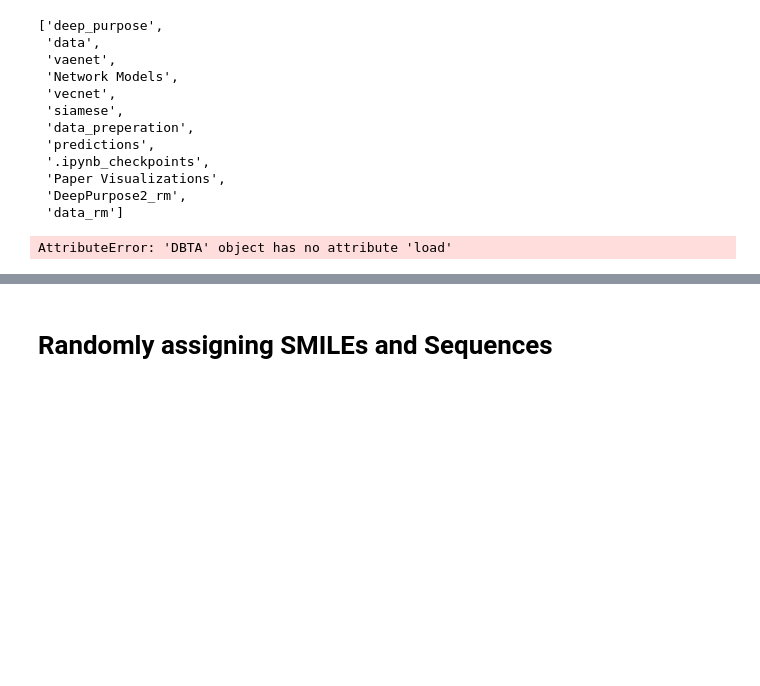
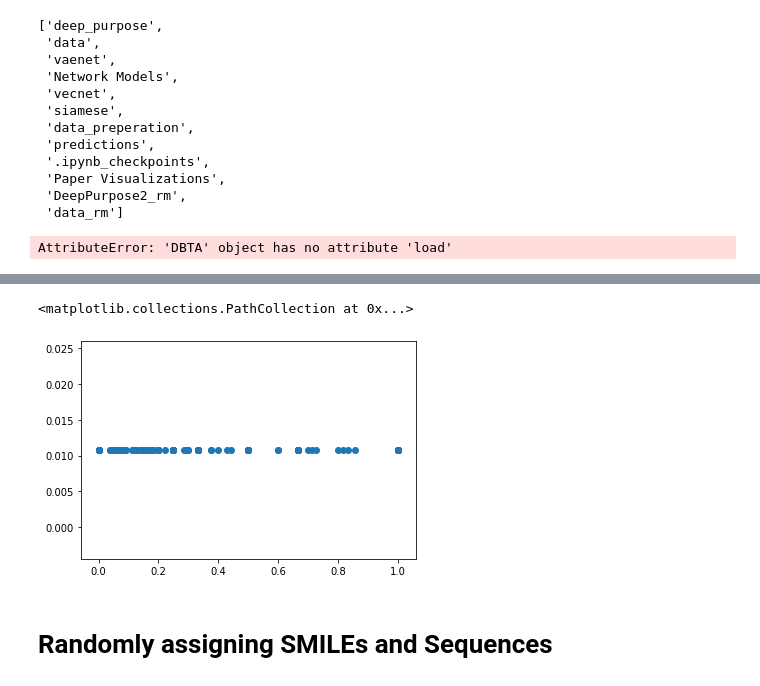
Before and after one commit to Barabasi-Lab/AI-Bind, a Jupyter notebook: DeepPurpose and Confuguration Model/Transformer-CNN/DeepPurpose Rerun - Transformer CNN.ipynb, the cells around one changed output, grey strips where cells are left out. Cells and saved outputs as stored; diff of their text form; code cells hidden in the pictures; blank space fills up the shorter version.

```diff
--- a/DeepPurpose and Confuguration Model/Transformer-CNN/DeepPurpose Rerun - Transformer CNN.ipynb
+++ b/DeepPurpose and Confuguration Model/Transformer-CNN/DeepPurpose Rerun - Transformer CNN.ipynb
@@ -168,3 +378,8 @@ test.to_csv('../data/sars-busters-consolidated/GitData/DeepPurpose and Configura
+# %%
+plt.scatter(sars_test_processed_subset['deg_ratio'].tolist(),sars_test_processed_subset['Y_predicted'].tolist())
+# %% [output]
+<matplotlib.collections.PathCollection at 0x...>
+[figure, added]
 # %% [markdown]
 # Randomly assigning SMILEs and Sequences
 # %%
```
Also changed, not shown: parts of 43 cells of this notebook, 18 other files.
